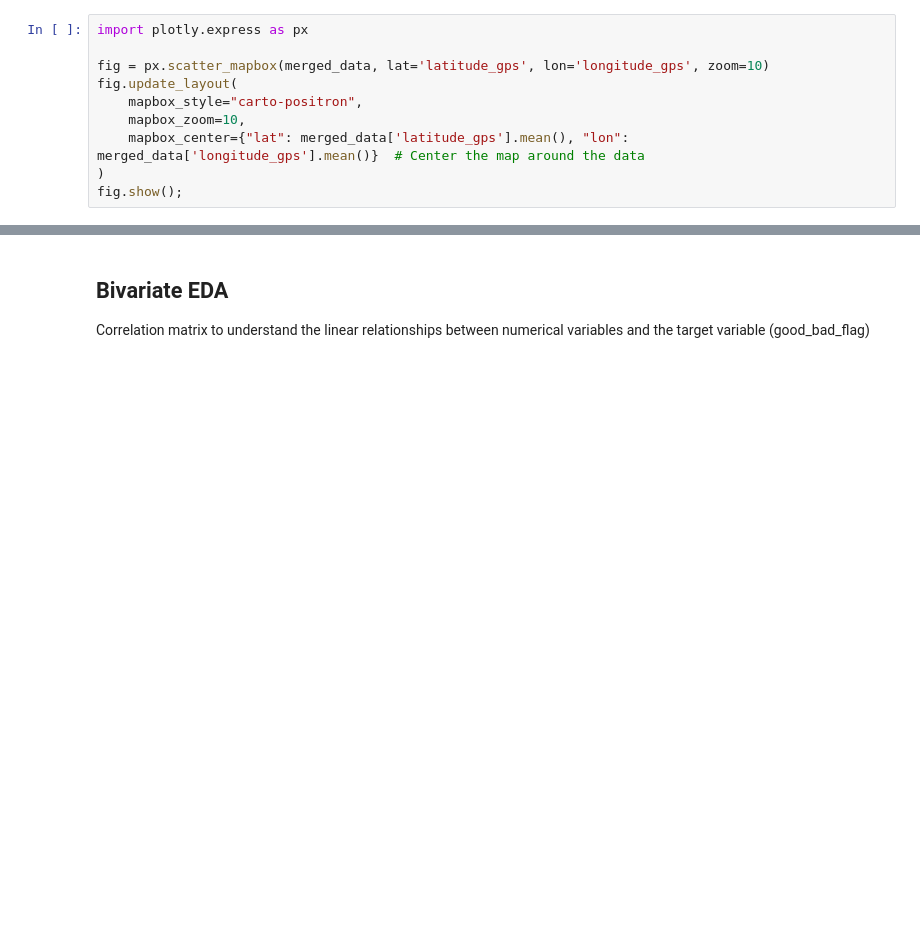
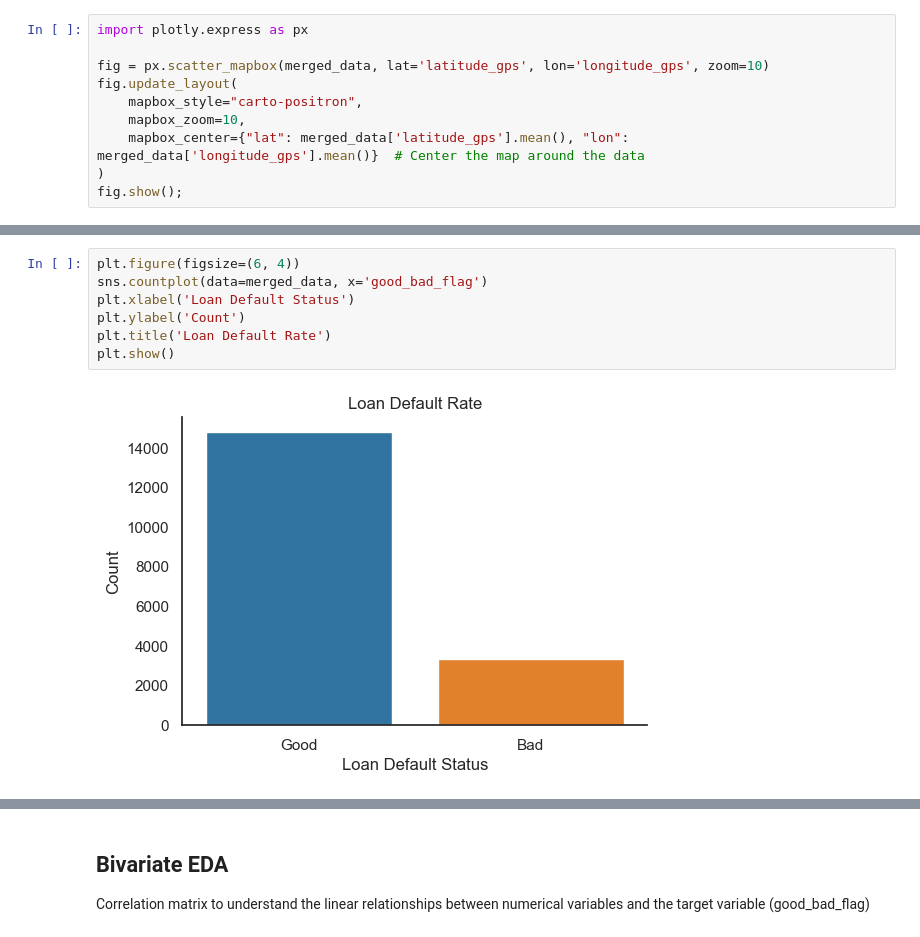
Before and after one commit to frank015940/Loan-Default-Prediction, a Jupyter notebook: loan_default.ipynb, the cells around one changed output, grey strips where cells are left out. Cells and saved outputs as stored; diff of their text form; blank space fills up the shorter version.

```diff
--- a/loan_default.ipynb
+++ b/loan_default.ipynb
@@ -462,0 +482,9 @@ fig.show();
+# %%
+plt.figure(figsize=(6, 4))
+sns.countplot(data=merged_data, x='good_bad_flag')
+plt.xlabel('Loan Default Status')
+plt.ylabel('Count')
+plt.title('Loan Default Rate')
+plt.show()
+# %% [output]
+[figure, added]
```
Also changed, not shown: parts of 26 cells of this notebook.
